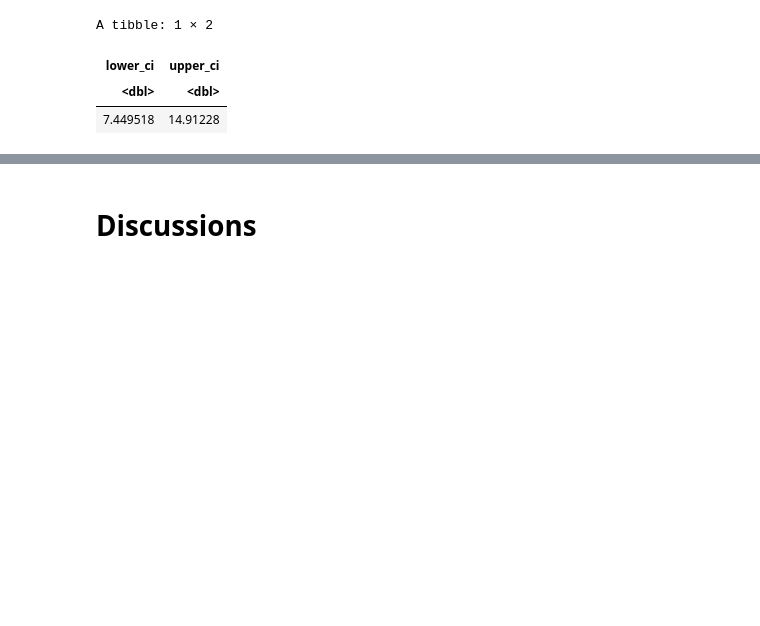
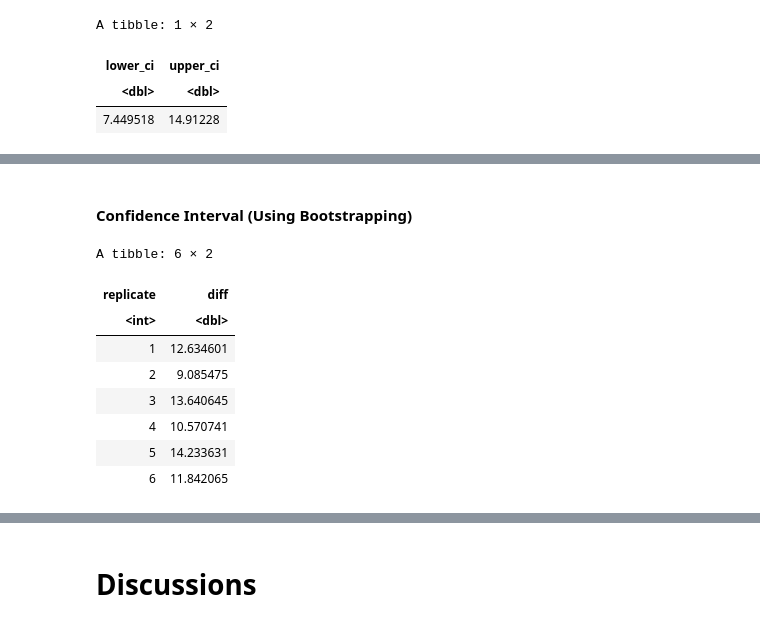
Before and after one commit to glenren/stat_201_group_47, a Jupyter notebook: FinalReport.ipynb, the cells around one changed output, grey strips where cells are left out. Drawn from its saved outputs; the diff is of its cells as text; code cells hidden in the pictures; blank space fills up the shorter version.

```diff
--- a/FinalReport.ipynb
+++ b/FinalReport.ipynb
@@ -235,0 +289,25 @@ A tibble: 1 × 10
+# %% [markdown]
+#### Confidence Interval (Using Bootstrapping)
+# %%
+set.seed(6)
+
+# create 1000 bootstrap samples and calculate their sample statistics
+bootstrap_samples <- data %>%
+    rep_sample_n(nrow(data), reps = 1000, replace = TRUE) %>%
+    group_by(replicate) %>%
+    summarise(f_mean = mean(max_heart_rate[sex == "Female"]),
+              m_mean = mean(max_heart_rate[sex == "Male"])) %>%
+    group_by(replicate) %>%
+    summarise(diff = f_mean - m_mean)
+
+head(bootstrap_samples)
+# %% [output]
+A tibble: 6 × 2
+| replicate | diff |
+| <int> | <dbl> |
+| 1 | 12.634601 |
+| 2 | 9.085475 |
+| 3 | 13.640645 |
+| 4 | 10.570741 |
+| 5 | 14.233631 |
+| 6 | 11.842065 |
```
Also changed, not shown: parts of 6 cells of this notebook.
